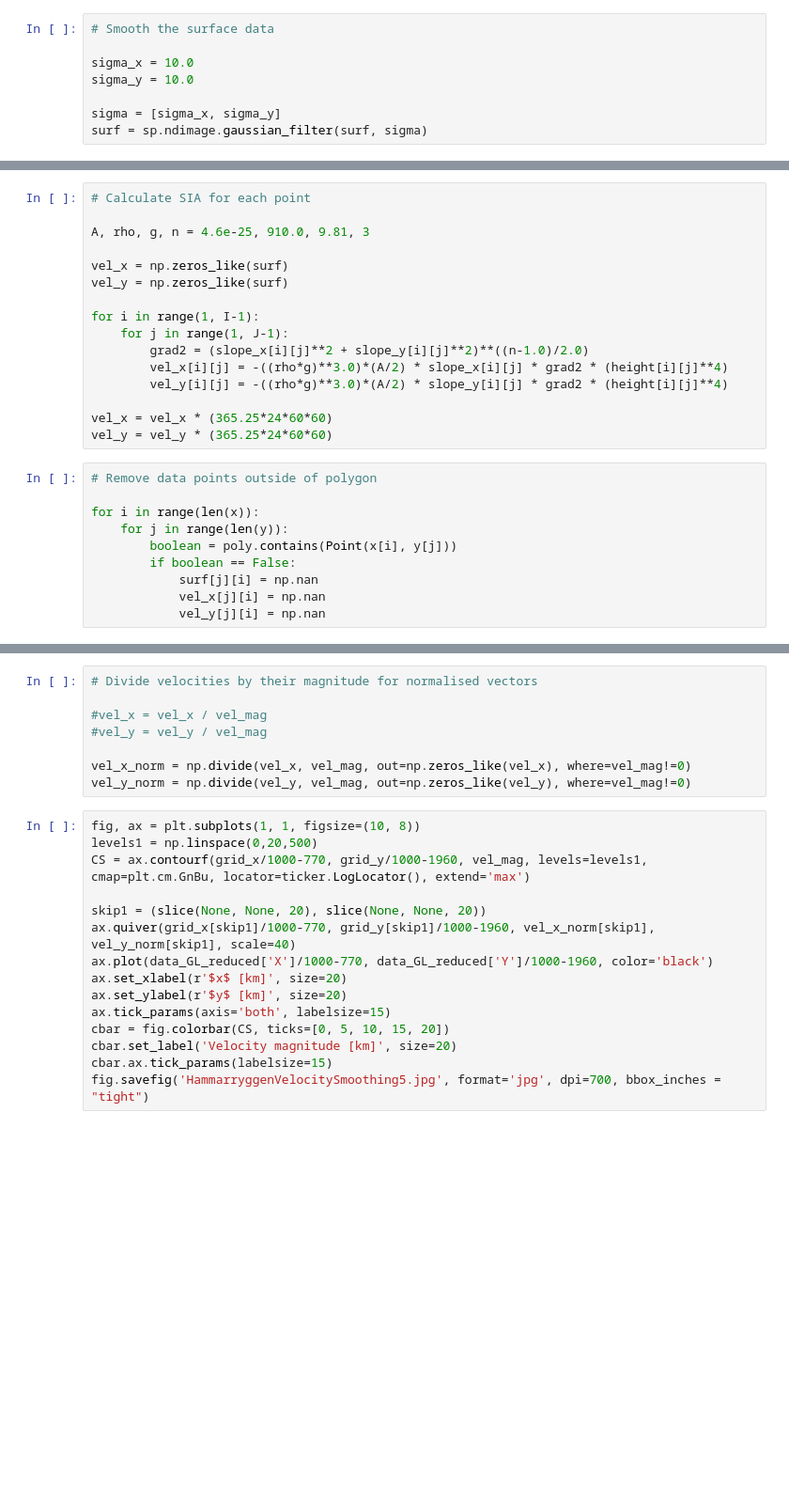
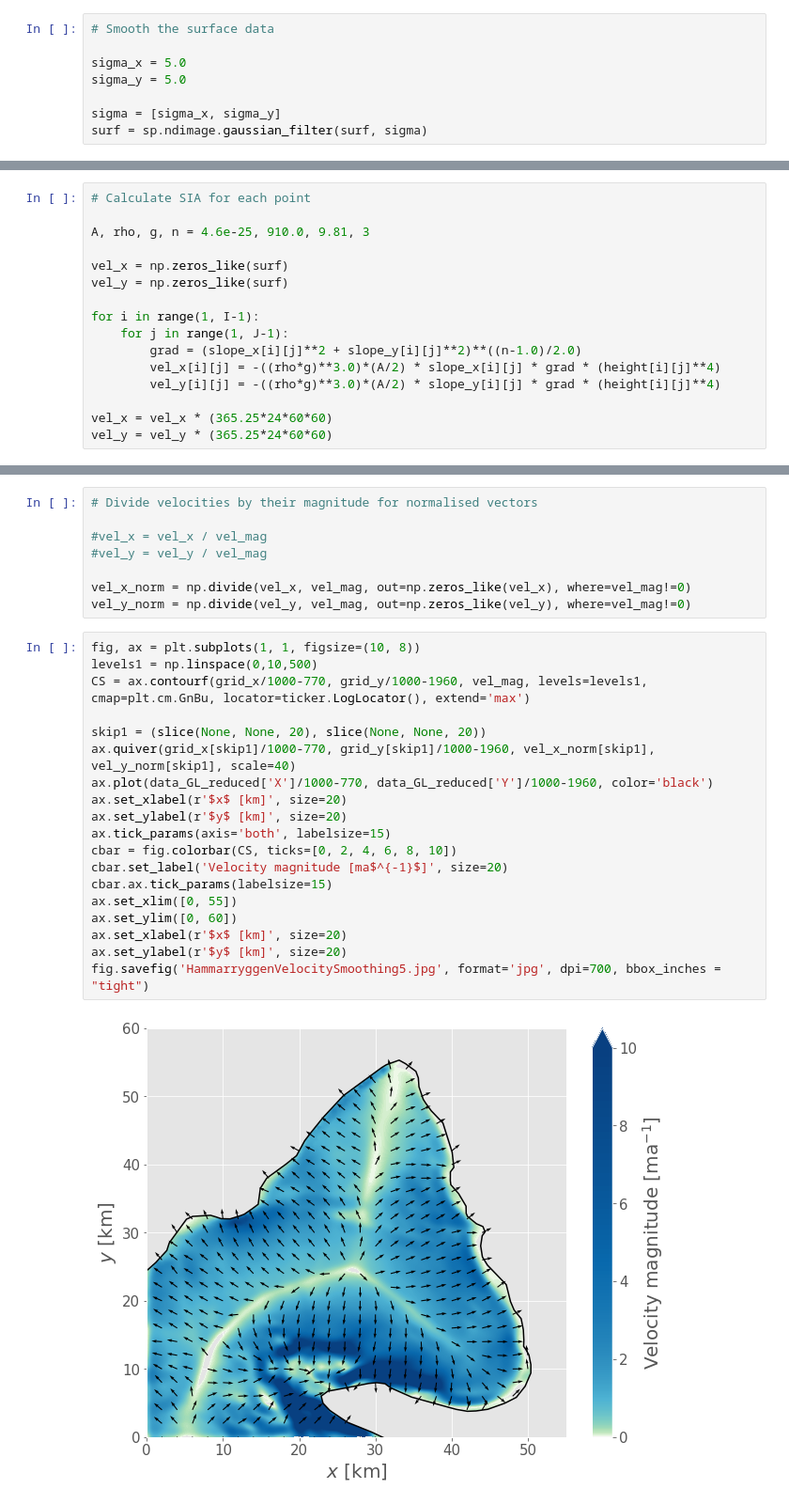
Before and after one commit to henryclara/Anisotropy_SIA, a Jupyter notebook: src/PlotData.ipynb, the cells around one changed output, grey strips where cells are left out. Shown: that part at 94% size. Cells and saved outputs as stored; diff of their text form; blank space fills up the shorter version.

```diff
--- a/src/PlotData.ipynb
+++ b/src/PlotData.ipynb
@@ -55,8 +55,8 @@ bed = scipy.interpolate.griddata((data_bed["X"], data_bed["Y"]), data_bed["Z"],
 # %%
 # Smooth the surface data
 
-sigma_x = 10.0
-sigma_y = 10.0
+sigma_x = 5.0
+sigma_y = 5.0
 
 sigma = [sigma_x, sigma_y]
 surf = sp.ndimage.gaussian_filter(surf, sigma)
@@ -91,19 +91,9 @@ vel_y = np.zeros_like(surf)
 
 for i in range(1, I-1):
     for j in range(1, J-1):
-        grad2 = (slope_x[i][j]**2 + slope_y[i][j]**2)**((n-1.0)/2.0)
-        vel_x[i][j] = -((rho*g)**3.0)*(A/2) * slope_x[i][j] * grad2 * (height[i][j]**4)
-        vel_y[i][j] = -((rho*g)**3.0)*(A/2) * slope_y[i][j] * grad2 * (height[i][j]**4)
+        grad = (slope_x[i][j]**2 + slope_y[i][j]**2)**((n-1.0)/2.0)
+        vel_x[i][j] = -((rho*g)**3.0)*(A/2) * slope_x[i][j] * grad * (height[i][j]**4)
+        vel_y[i][j] = -((rho*g)**3.0)*(A/2) * slope_y[i][j] * grad * (height[i][j]**4)
 
 vel_x = vel_x * (365.25*24*60*60)
 vel_y = vel_y * (365.25*24*60*60)
-# %%
-# Remove data points outside of polygon
-
-for i in range(len(x)):
-    for j in range(len(y)):
-        boolean = poly.contains(Point(x[i], y[j]))
-        if boolean == False:
-            surf[j][i] = np.nan
-            vel_x[j][i] = np.nan
-            vel_y[j][i] = np.nan
@@ -240,18 +274,24 @@ vel_x_norm = np.divide(vel_x, vel_mag, out=np.zeros_like(vel_x), where=vel_mag!=
 vel_y_norm = np.divide(vel_y, vel_mag, out=np.zeros_like(vel_y), where=vel_mag!=0)
 # %%
 fig, ax = plt.subplots(1, 1, figsize=(10, 8))
-levels1 = np.linspace(0,20,500)
+levels1 = np.linspace(0,10,500)
 CS = ax.contourf(grid_x/1000-770, grid_y/1000-1960, vel_mag, levels=levels1, cmap=plt.cm.GnBu, locator=ticker.LogLocator(), extend='max')
 
 skip1 = (slice(None, None, 20), slice(None, None, 20))
 ax.quiver(grid_x[skip1]/1000-770, grid_y[skip1]/1000-1960, vel_x_norm[skip1], vel_y_norm[skip1], scale=40)
 ax.plot(data_GL_reduced['X']/1000-770, data_GL_reduced['Y']/1000-1960, color='black')
 ax.set_xlabel(r'$x$ [km]', size=20)
 ax.set_ylabel(r'$y$ [km]', size=20)
 ax.tick_params(axis='both', labelsize=15)
-cbar = fig.colorbar(CS, ticks=[0, 5, 10, 15, 20])
-cbar.set_label('Velocity magnitude [km]', size=20)
+cbar = fig.colorbar(CS, ticks=[0, 2, 4, 6, 8, 10])
+cbar.set_label('Velocity magnitude [ma$^{-1}$]', size=20)
 cbar.ax.tick_params(labelsize=15)
+ax.set_xlim([0, 55])
+ax.set_ylim([0, 60])
+ax.set_xlabel(r'$x$ [km]', size=20)
+ax.set_ylabel(r'$y$ [km]', size=20)
 fig.savefig('HammarryggenVelocitySmoothing5.jpg', format='jpg', dpi=700, bbox_inches = "tight")
+# %% [output]
+[figure, added]
 # %%
 fig, ax = plt.subplots(1, 1, figsize=(10, 8))
```
Also changed, not shown: parts of 14 cells of this notebook.
